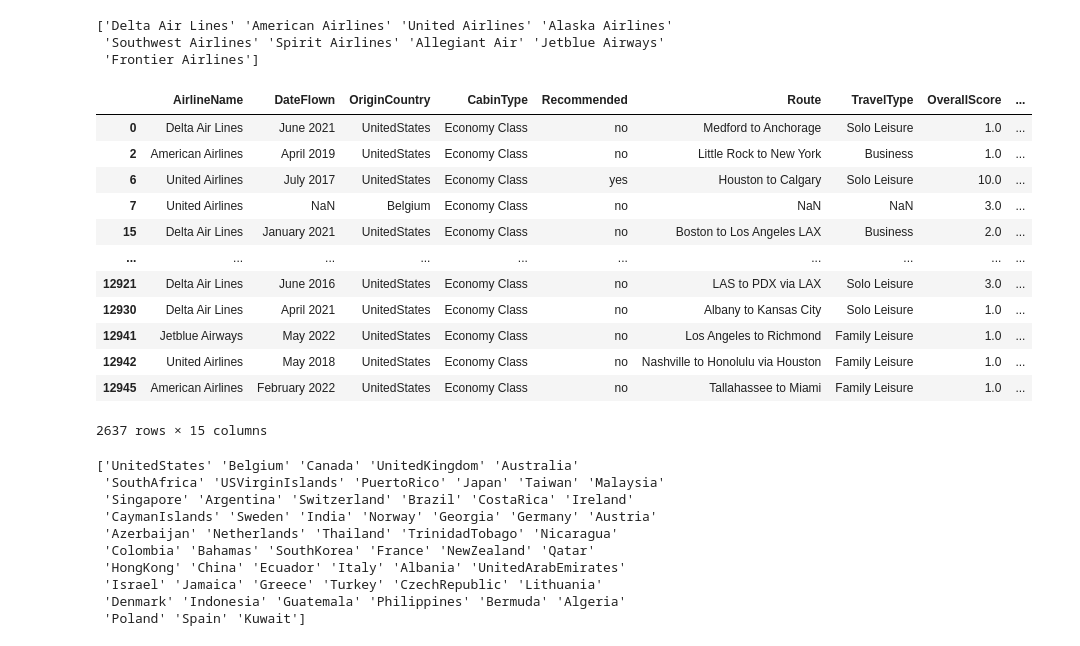
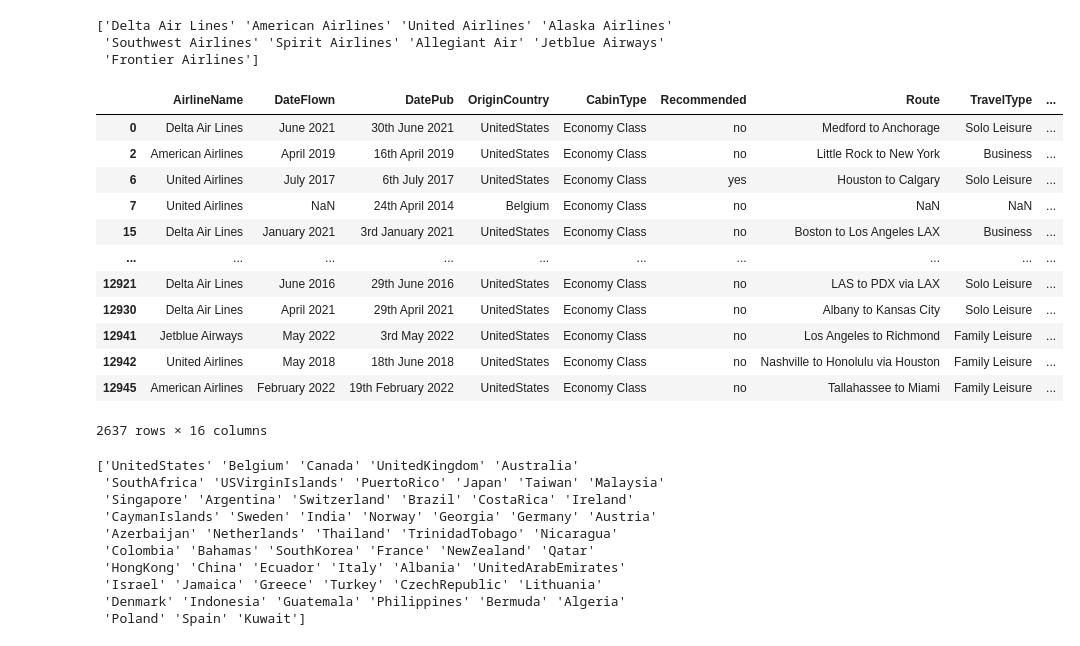
Before and after one commit to Jeff-Gielniak/Airline-Satisfaction-Evaluation, a Jupyter notebook: Flight.ipynb, the cells around one changed output. Saved outputs shown, nothing was run; the diff lists cells and outputs as text; code cells hidden in the pictures.

```diff
--- a/Flight.ipynb
+++ b/Flight.ipynb
@@ -362,34 +360,34 @@ print(unique_values)
 # %%
 # Clean the DataFrame down to only the columns we need
 # Specify the columns to keep
-columns_to_keep = ['AirlineName', 'DateFlown','OriginCountry', 'CabinType', 'Recommended', 'Route', 'TravelType',
+columns_to_keep = ['AirlineName', 'DateFlown', 'DatePub', 'OriginCountry', 'CabinType', 'Recommended', 'Route', 'TravelType',
                    'OverallScore', 'SeatComfortRating', 'EntertainmentRating', 'FoodRating', 'GroundServiceRating',
                     'ServiceRating', 'ValueRating', 'WifiRating']
 
 # Create a new DataFrame with only the specified columns
 reviews_sample_df3 = reviews_sample_df2[columns_to_keep]
 
 # Sum all ratings excluding Overall Rating and place in a new column called Overall Score_Sum
 # COMMENT THIS OUT BEFORE RUNNING CODE AGAIN
 # reviews_sample_df3['OverallScore_Sum'] = reviews_sample_df3[['SeatComfortRating', 'EntertainmentRating', 'FoodRating', 'GroundServiceRating',
                                                         #'ServiceRating', 'ValueRating', 'WifiRating']].sum(axis = 1)
 
 # Display the new DataFrame
 reviews_sample_df3
 # %% [output]
-|  | AirlineName | DateFlown | OriginCountry | CabinType | Recommended | Route | TravelType | OverallScore | ... |
-| 0 | Delta Air Lines | June 2021 | UnitedStates | Economy Class | no | Medford to Anchorage | Solo Leisure | 1.0 | ... |
-| 2 | American Airlines | April 2019 | UnitedStates | Economy Class | no | Little Rock to New York | Business | 1.0 | ... |
-| 6 | United Airlines | July 2017 | UnitedStates | Economy Class | yes | Houston to Calgary | Solo Leisure | 10.0 | ... |
-| 7 | United Airlines | NaN | Belgium | Economy Class | no | NaN | NaN | 3.0 | ... |
-| 15 | Delta Air Lines | January 2021 | UnitedStates | Economy Class | no | Boston to Los Angeles LAX | Business | 2.0 | ... |
+|  | AirlineName | DateFlown | DatePub | OriginCountry | CabinType | Recommended | Route | TravelType | ... |
+| 0 | Delta Air Lines | June 2021 | 30th June 2021 | UnitedStates | Economy Class | no | Medford to Anchorage | Solo Leisure | ... |
+| 2 | American Airlines | April 2019 | 16th April 2019 | UnitedStates | Economy Class | no | Little Rock to New York | Business | ... |
+| 6 | United Airlines | July 2017 | 6th July 2017 | UnitedStates | Economy Class | yes | Houston to Calgary | Solo Leisure | ... |
+| 7 | United Airlines | NaN | 24th April 2014 | Belgium | Economy Class | no | NaN | NaN | ... |
+| 15 | Delta Air Lines | January 2021 | 3rd January 2021 | UnitedStates | Economy Class | no | Boston to Los Angeles LAX | Business | ... |
 | ... | ... | ... | ... | ... | ... | ... | ... | ... | ... |
-| 12921 | Delta Air Lines | June 2016 | UnitedStates | Economy Class | no | LAS to PDX via LAX | Solo Leisure | 3.0 | ... |
-| 12930 | Delta Air Lines | April 2021 | UnitedStates | Economy Class | no | Albany to Kansas City | Solo Leisure | 1.0 | ... |
-| 12941 | Jetblue Airways | May 2022 | UnitedStates | Economy Class | no | Los Angeles to Richmond | Family Leisure | 1.0 | ... |
-| 12942 | United Airlines | May 2018 | UnitedStates | Economy Class | no | Nashville to Honolulu via Houston | Family Leisure | 1.0 | ... |
-| 12945 | American Airlines | February 2022 | UnitedStates | Economy Class | no | Tallahassee to Miami | Family Leisure | 1.0 | ... |
+| 12921 | Delta Air Lines | June 2016 | 29th June 2016 | UnitedStates | Economy Class | no | LAS to PDX via LAX | Solo Leisure | ... |
+| 12930 | Delta Air Lines | April 2021 | 29th April 2021 | UnitedStates | Economy Class | no | Albany to Kansas City | Solo Leisure | ... |
+| 12941 | Jetblue Airways | May 2022 | 3rd May 2022 | UnitedStates | Economy Class | no | Los Angeles to Richmond | Family Leisure | ... |
+| 12942 | United Airlines | May 2018 | 18th June 2018 | UnitedStates | Economy Class | no | Nashville to Honolulu via Houston | Family Leisure | ... |
+| 12945 | American Airlines | February 2022 | 19th February 2022 | UnitedStates | Economy Class | no | Tallahassee to Miami | Family Leisure | ... |
-2637 rows × 15 columns
+2637 rows × 16 columns
 # %%
 # Get unique values from 'type'
 unique_values = reviews_sample_df3['OriginCountry'].unique()
```
Also changed, not shown: parts of 3 cells of this notebook, 1 other file.
